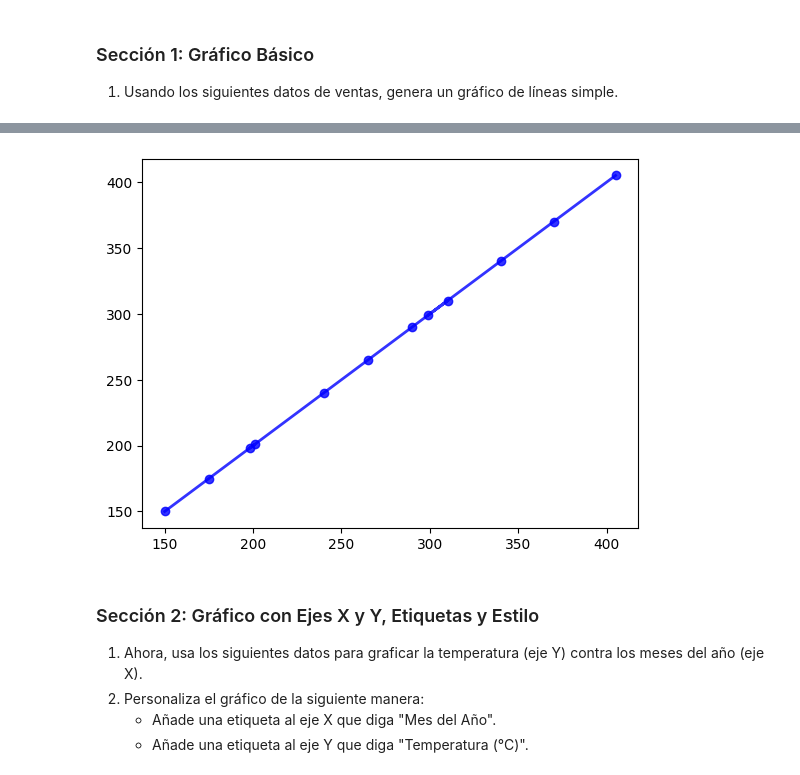
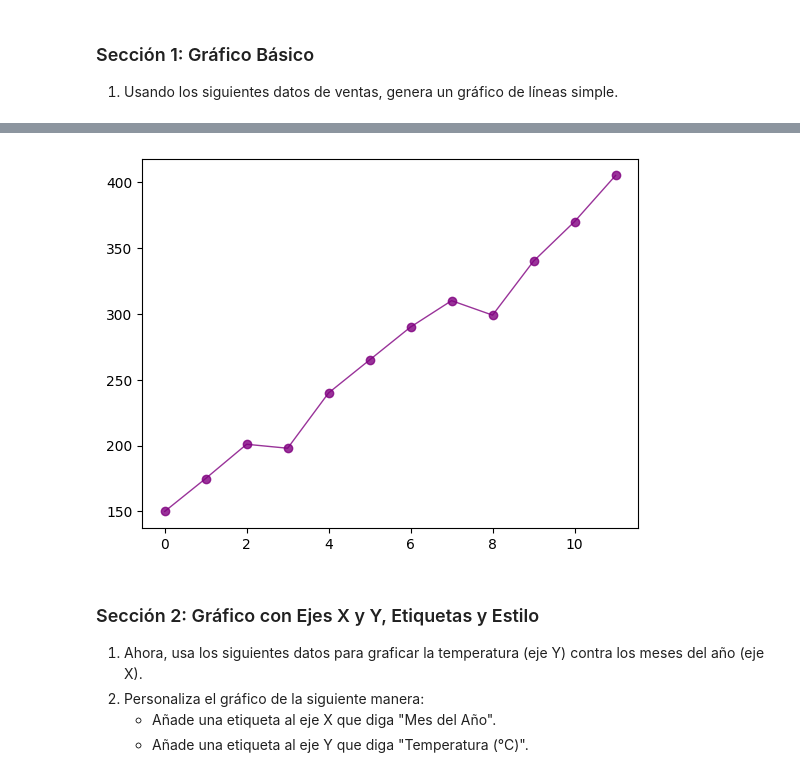
Before and after one commit to xisaach03/Practica_Numpy_1-, a Jupyter notebook: Numpy_Matplotlib_Exercises_Students.ipynb, the cells around one changed output, grey strips where cells are left out. Drawn from its saved outputs; the diff is of its cells as text; code cells hidden in the pictures.

```diff
--- a/Numpy_Matplotlib_Exercises_Students.ipynb
+++ b/Numpy_Matplotlib_Exercises_Students.ipynb
@@ -44,14 +33,14 @@ Requirement already satisfied: six>=1.5 in c:\users\josue\appdata\local\packages
 # %%
 import matplotlib.pyplot as plt
 import numpy as np
 
 ventas_mensuales = [150, 175, 201, 198, 240, 265, 290, 310, 299, 340, 370, 405]
 
 # Espacio para tu respuesta de la Sección 1
-plt.plot(ventas_mensuales,ventas_mensuales,color='b', linewidth=2,marker="o", alpha=0.8)
+plt.plot(ventas_mensuales,color='purple', linewidth=1,marker="o", alpha=0.8)
 plt.show()
 # %% [output]
-[figure, old version]
+[figure, new version]
 # %% [markdown]
 ### Sección 2: Gráfico con Ejes X y Y, Etiquetas y Estilo
 
```
Also changed, not shown: parts of 2 cells of this notebook.
